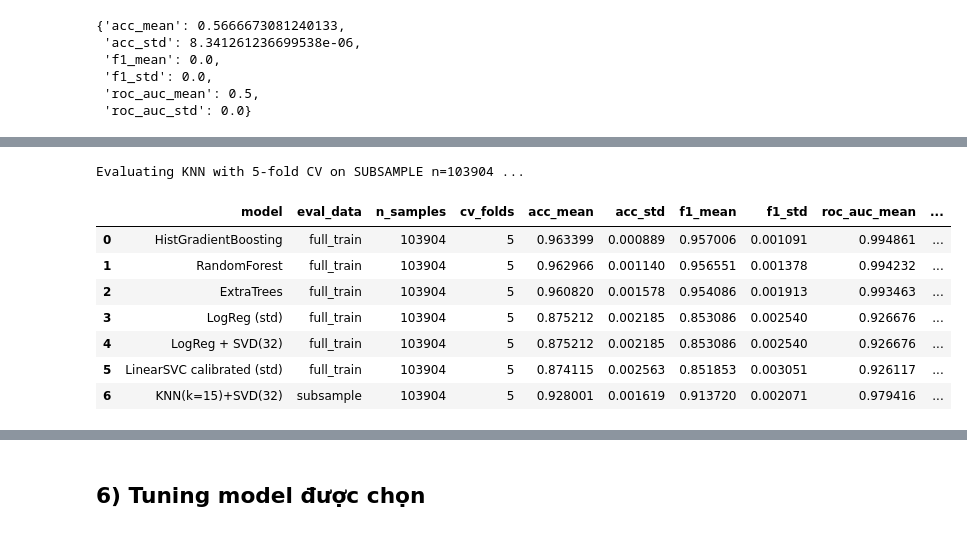
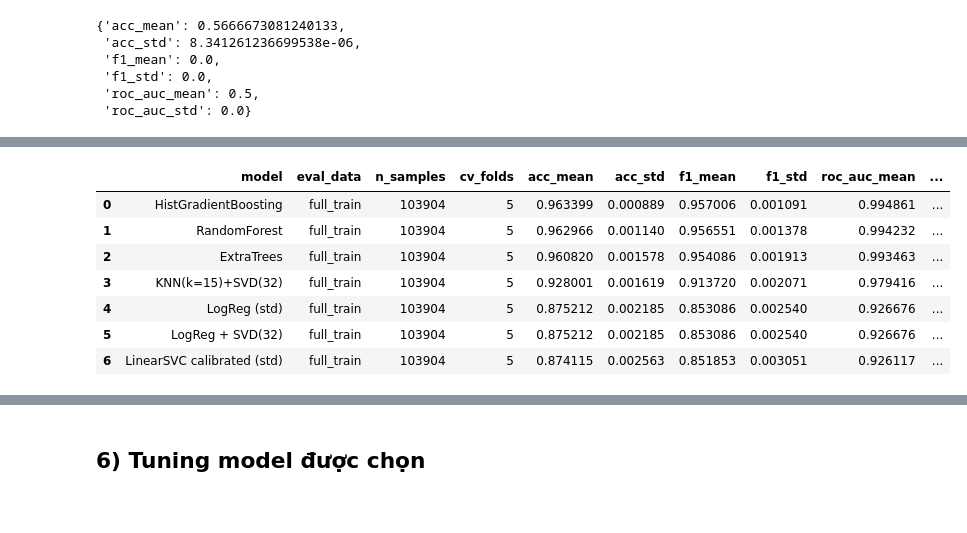
Before and after one commit to bachkhmt/ML_252, a Jupyter notebook: notebooks/CaoKhoa.ipynb, the cells around one changed output, grey strips where cells are left out. Saved outputs shown, nothing was run; the diff lists cells and outputs as text; code cells hidden in the pictures.

```diff
--- a/notebooks/CaoKhoa.ipynb
+++ b/notebooks/CaoKhoa.ipynb
@@ -465,6 +466,7 @@ from sklearn.svm import LinearSVC
 from sklearn.calibration import CalibratedClassifierCV
 from sklearn.ensemble import RandomForestClassifier, ExtraTreesClassifier
 from sklearn.ensemble import HistGradientBoostingClassifier
+from sklearn.neighbors import KNeighborsClassifier
 
 # 5.2) Model zoo (FULL CV)
 models_fullcv = {}
@@ -493,9 +495,16 @@ models_fullcv["LogReg + SVD(32)"] = make_pipeline(
     n_components=32
 )
 
+models_fullcv["KNN(k=15)+SVD(32)"] = make_pipeline(
+    KNeighborsClassifier(n_neighbors=15, weights="distance", n_jobs=-1),
+    scaler="standard",
+    use_svd=True,
+    n_components=32
+)
+
 # FAST_MODE: giảm bớt model nếu muốn
 if FAST_MODE:
-    keep = ["LogReg (std)", "RandomForest", "HistGradientBoosting"]
+    keep = ["LogReg (std)", "RandomForest", "HistGradientBoosting", "KNN(k=15)+SVD(32)"]
     models_fullcv = {k: models_fullcv[k] for k in keep}
 
 print("Evaluating", len(models_fullcv), "models with", n_splits, "fold CV on FULL train...")
@@ -525,54 +535,17 @@ Evaluating 6 models with 5 fold CV on FULL train...
 # %%
-# 5.3) KNN (tuỳ chọn) — chạy CV trên SUBSAMPLE để tránh quá chậm
-from sklearn.neighbors import KNeighborsClassifier
-
+# 5.3) (Update) KNN đã được đưa vào Model Zoo và chạy CV giống các model khác ở trên.
+# Bảng zoo_df phía trên đã bao gồm KNN.
 zoo_df_all = zoo_df.copy()
-
-if EVAL_KNN:
-    n_take = min(KNN_SAMPLE_N, len(X_full))
-    if n_take < len(X_full):
-        X_knn, _, y_knn, _ = train_test_split(
-            X_full, y_full,
-            train_size=n_take,
-            stratify=y_full,
-            random_state=RANDOM_STATE
-        )
-    else:
-        X_knn, y_knn = X_full, y_full
-
-    knn_folds = n_splits if FAST_MODE else 3
-    knn_cv = StratifiedKFold(n_splits=knn_folds, shuffle=True, random_state=RANDOM_STATE)
-
-    knn_pipe = make_pipeline(
-        KNeighborsClassifier(n_neighbors=15, weights="distance", n_jobs=-1),
-        scaler="standard",
-        use_svd=True,
-        n_components=32
-    )
-
-    print(f"Evaluating KNN with {knn_folds}-fold CV on SUBSAMPLE n={n_take} ...")
-    knn_stats = cv_summary(knn_pipe, X_knn, y_knn, cv=knn_cv, scoring=scoring)
-
-    knn_row = {
-        "model": "KNN(k=15)+SVD(32)",
-        "eval_data": "full_train",
-        "n_samples": int(n_take),
-        "cv_folds": int(knn_folds),
-        **knn_stats
-    }
-    zoo_df_all = pd.concat([zoo_df_all, pd.DataFrame([knn_row])], ignore_index=True)
-
-display(zoo_df_all.sort_values(["eval_data", "f1_mean"], ascending=[True, False]).reset_index(drop=True))
+display(zoo_df_all)
 # %% [output]
-Evaluating KNN with 5-fold CV on SUBSAMPLE n=103904 ...
 |  | model | eval_data | n_samples | cv_folds | acc_mean | acc_std | f1_mean | f1_std | roc_auc_mean | ... |
 | 0 | HistGradientBoosting | full_train | 103904 | 5 | 0.963399 | 0.000889 | 0.957006 | 0.001091 | 0.994861 | ... |
 | 1 | RandomForest | full_train | 103904 | 5 | 0.962966 | 0.001140 | 0.956551 | 0.001378 | 0.994232 | ... |
 | 2 | ExtraTrees | full_train | 103904 | 5 | 0.960820 | 0.001578 | 0.954086 | 0.001913 | 0.993463 | ... |
-| 3 | LogReg (std) | full_train | 103904 | 5 | 0.875212 | 0.002185 | 0.853086 | 0.002540 | 0.926676 | ... |
-| 4 | LogReg + SVD(32) | full_train | 103904 | 5 | 0.875212 | 0.002185 | 0.853086 | 0.002540 | 0.926676 | ... |
-| 5 | LinearSVC calibrated (std) | full_train | 103904 | 5 | 0.874115 | 0.002563 | 0.851853 | 0.003051 | 0.926117 | ... |
-| 6 | KNN(k=15)+SVD(32) | subsample | 103904 | 5 | 0.928001 | 0.001619 | 0.913720 | 0.002071 | 0.979416 | ... |
+| 3 | KNN(k=15)+SVD(32) | full_train | 103904 | 5 | 0.928001 | 0.001619 | 0.913720 | 0.002071 | 0.979416 | ... |
+| 4 | LogReg (std) | full_train | 103904 | 5 | 0.875212 | 0.002185 | 0.853086 | 0.002540 | 0.926676 | ... |
+| 5 | LogReg + SVD(32) | full_train | 103904 | 5 | 0.875212 | 0.002185 | 0.853086 | 0.002540 | 0.926676 | ... |
+| 6 | LinearSVC calibrated (std) | full_train | 103904 | 5 | 0.874115 | 0.002563 | 0.851853 | 0.003051 | 0.926117 | ... |
 # %%
 # 5.4) Model selection log (rõ đã thử bao nhiêu model + lý do chọn/loại)
 baseline_f1  = baseline_stats["f1_mean"]
```
Also changed, not shown: parts of 5 cells of this notebook.
